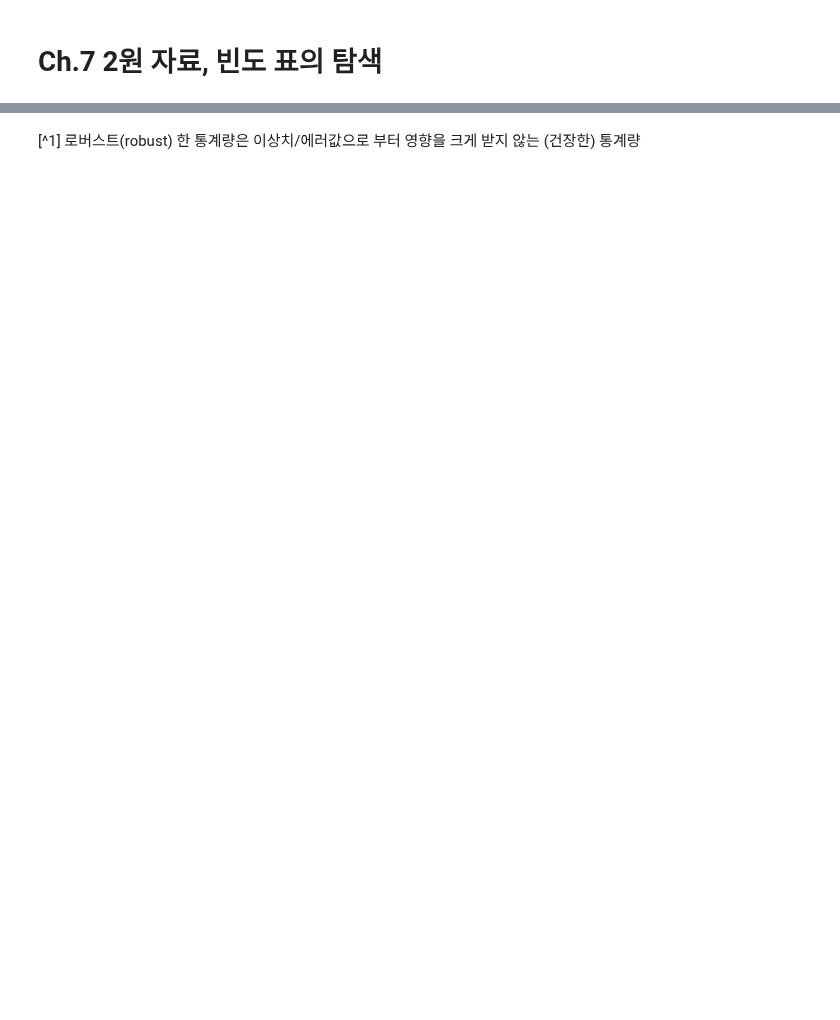
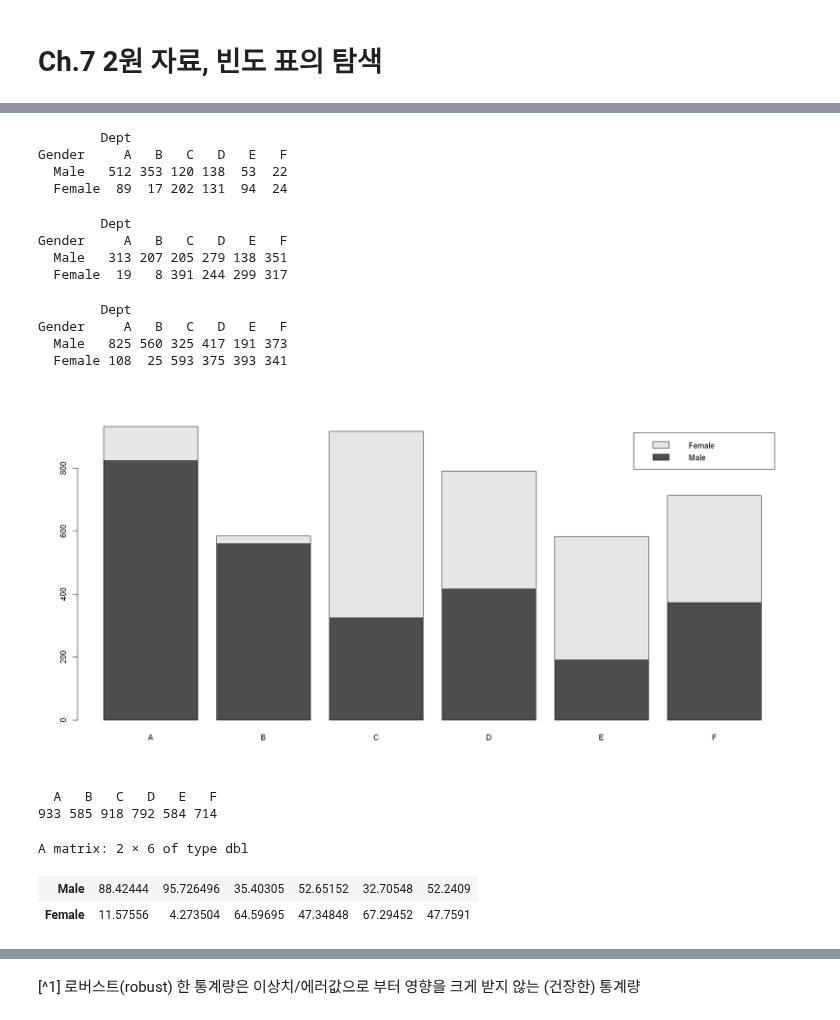
Before and after one commit to stahangryum/Woo, a Jupyter notebook: _notebooks/2022-04-12-eda_highlight.ipynb, the cells around one changed output, grey strips where cells are left out. Saved outputs shown, nothing was run; the diff lists cells and outputs as text; code cells hidden in the pictures; blank space fills up the shorter version.

```diff
--- a/_notebooks/2022-04-12-eda_highlight.ipynb
+++ b/_notebooks/2022-04-12-eda_highlight.ipynb
@@ -489,0 +785,41 @@ qqplot(x, y, xlim = c(0,100), type = 'l')
+# %%
+Tab1 <- UCBAdmissions[1,,]
+Tab1
+# %% [output]
+        Dept
+Gender     A   B   C   D   E   F
+  Male   512 353 120 138  53  22
+  Female  89  17 202 131  94  24
+# %%
+Tab2 <- UCBAdmissions[2,,]
+Tab2
+# %% [output]
+        Dept
+Gender     A   B   C   D   E   F
+  Male   313 207 205 279 138 351
+  Female  19   8 391 244 299 317
+# %%
+Tab <- Tab1 + Tab2
+Tab
+# %% [output]
+        Dept
+Gender     A   B   C   D   E   F
+  Male   825 560 325 417 191 373
+  Female 108  25 593 375 393 341
+# %%
+barplot(Tab, legend = rownames(Tab))
+# %% [output]
+[figure, added]
+# %%
+Tab_col <- apply(Tab, 2, sum)
+Tab_col
+# %% [output]
+  A   B   C   D   E   F
+933 585 918 792 584 714
+# %%
+Tab_c <- Tab %*% diag(1/Tab_col) * 100
+Tab_c
+# %% [output]
+A matrix: 2 × 6 of type dbl
+| Male | 88.42444 | 95.726496 | 35.40305 | 52.65152 | 32.70548 | 52.2409 |
+| Female | 11.57556 | 4.273504 | 64.59695 | 47.34848 | 67.29452 | 47.7591 |
```
Also changed, not shown: parts of 90 cells of this notebook, 2 other files.
